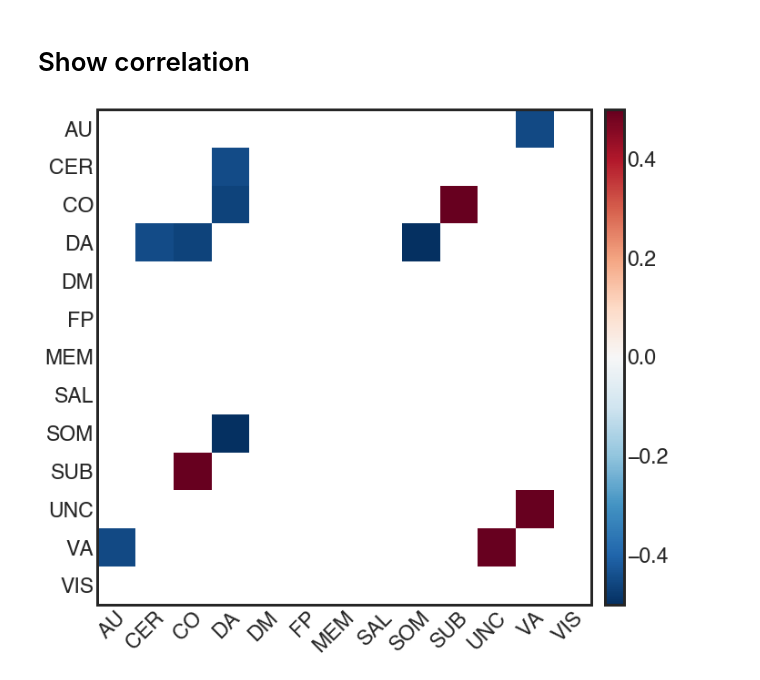
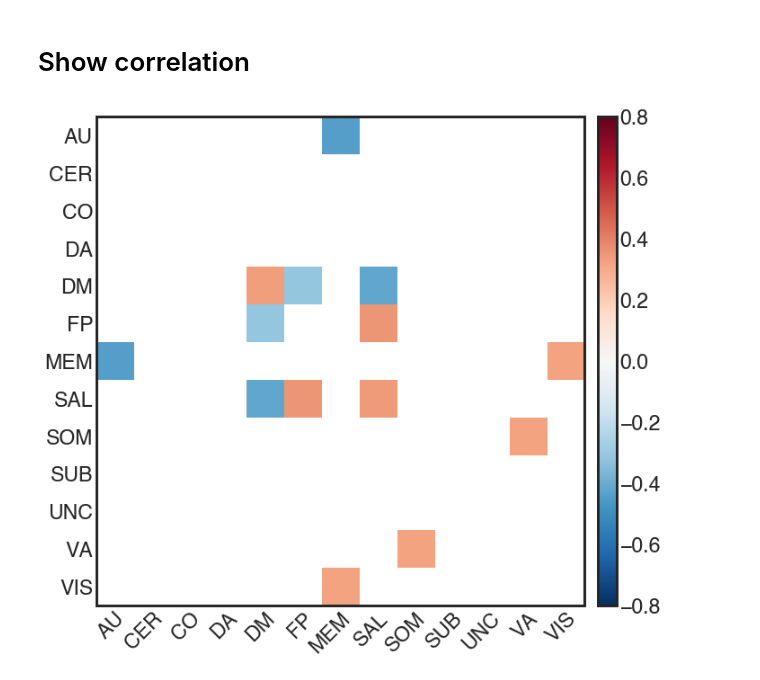
Before and after one commit to kfinc/wm-training-modularity, a Jupyter notebook: 04-dynamic_FC_analyses/06-whole-brain_mlm_networks_summary.ipynb, the cells around one changed output. Saved outputs shown, nothing was run; the diff lists cells and outputs as text; code cells hidden in the pictures.

```diff
--- a/04-dynamic_FC_analyses/06-whole-brain_mlm_networks_summary.ipynb
+++ b/04-dynamic_FC_analyses/06-whole-brain_mlm_networks_summary.ipynb
@@ -298,25 +298,25 @@ Assumptions:
 # %% [markdown]
 # Show correlation
 # %%
-correlation = pd.read_csv('/home/finc/Dropbox/Projects/LearningBrain/correlation_naive_early_exp_prt.csv')
+correlation = pd.read_csv('/home/finc/Dropbox/Projects/LearningBrain/correlation_naive_late_dprime_all.csv')
 
 corr = np.zeros((n_lsn, n_lsn))
 pval_corr = np.zeros((n_lsn, n_lsn))
 
 for idx, row in correlation.iterrows():
     i, j = int(row.i) - 1, int(row.j) - 1
     corr[i, j] = row.pval
     pval_corr[i, j] = row.estimate
 
 
 matrix_pval_plot(
     corr,
     pval_corr,
     labels,
-    vmin= -0.5,
-    vmax= 0.5,
-    outpath=f'corr_{dataset}_{atlas}_naive_early_exp_prt.pdf',
+    vmin= -0.8,
+    vmax= 0.8,
+    outpath=f'corr_{dataset}_{atlas}_naive_late_dprime_all.pdf',
     bbox_inches='tight'
 )
 # %% [output]
-[figure, old version]
+[figure, new version]
```
Also changed, not shown: parts of 1 cell of this notebook, 5 other files.
